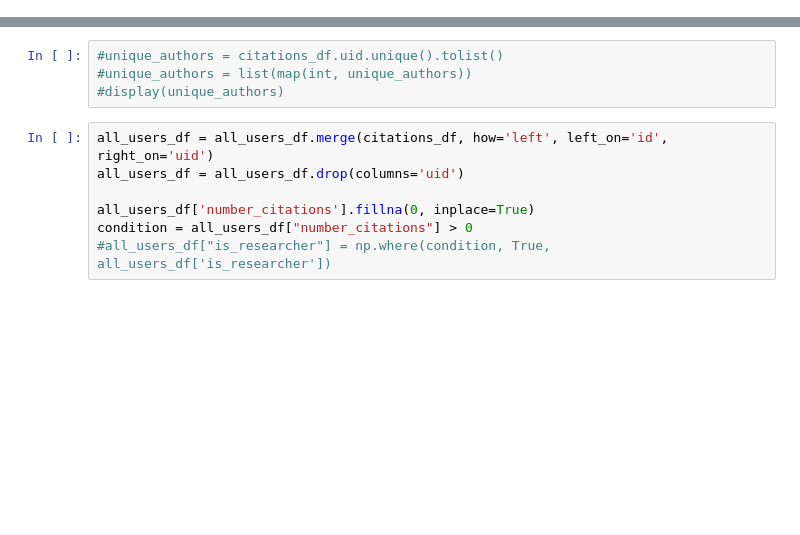
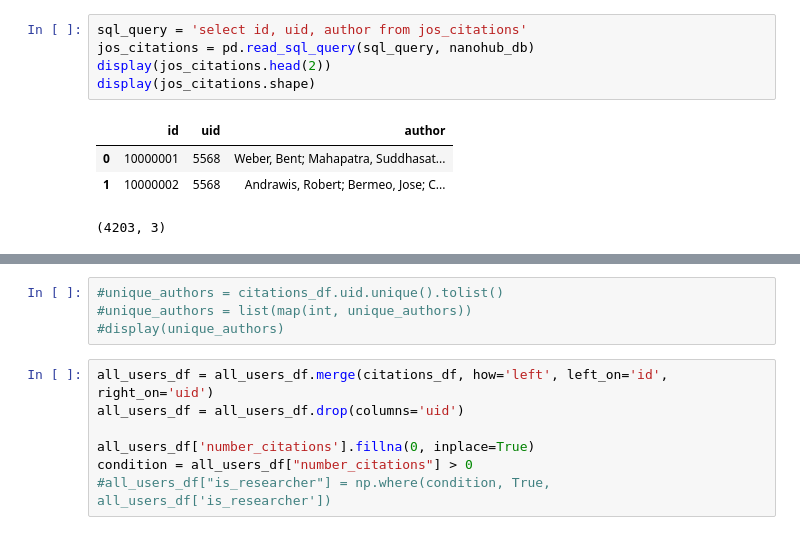
Before and after one commit to saxenap/nanohub, a Jupyter notebook: nanoHUB/pipeline/geddes/save_researchers.ipynb, the cells around one changed output, grey strips where cells are left out. Cells and saved outputs as stored; diff of their text form; blank space fills up the shorter version.

```diff
--- a/nanoHUB/pipeline/geddes/save_researchers.ipynb
+++ b/nanoHUB/pipeline/geddes/save_researchers.ipynb
@@ -23,0 +50,10 @@ nanoHUB - Serving Students, Researchers & Instructors
+# %%
+sql_query = 'select id, uid, author from jos_citations'
+jos_citations = pd.read_sql_query(sql_query, nanohub_db)
+display(jos_citations.head(2))
+display(jos_citations.shape)
+# %% [output]
+|  | id | uid | author |
+| 0 | 10000001 | 5568 | Weber, Bent; Mahapatra, Suddhasat... |
+| 1 | 10000002 | 5568 | Andrawis, Robert; Bermeo, Jose; C... |
+(4203, 3)
```
Also changed, not shown: parts of 24 cells of this notebook, 33 other files.
